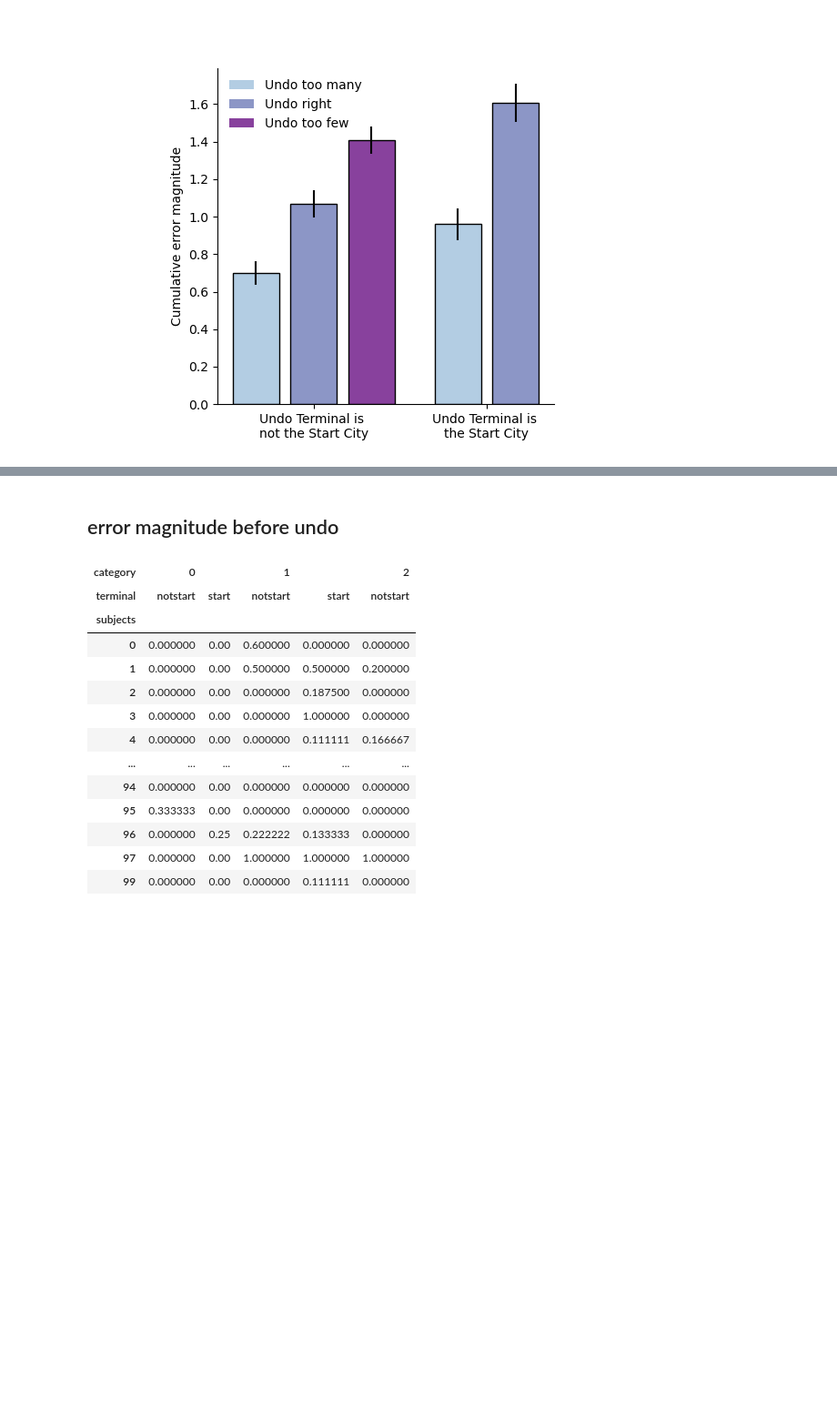
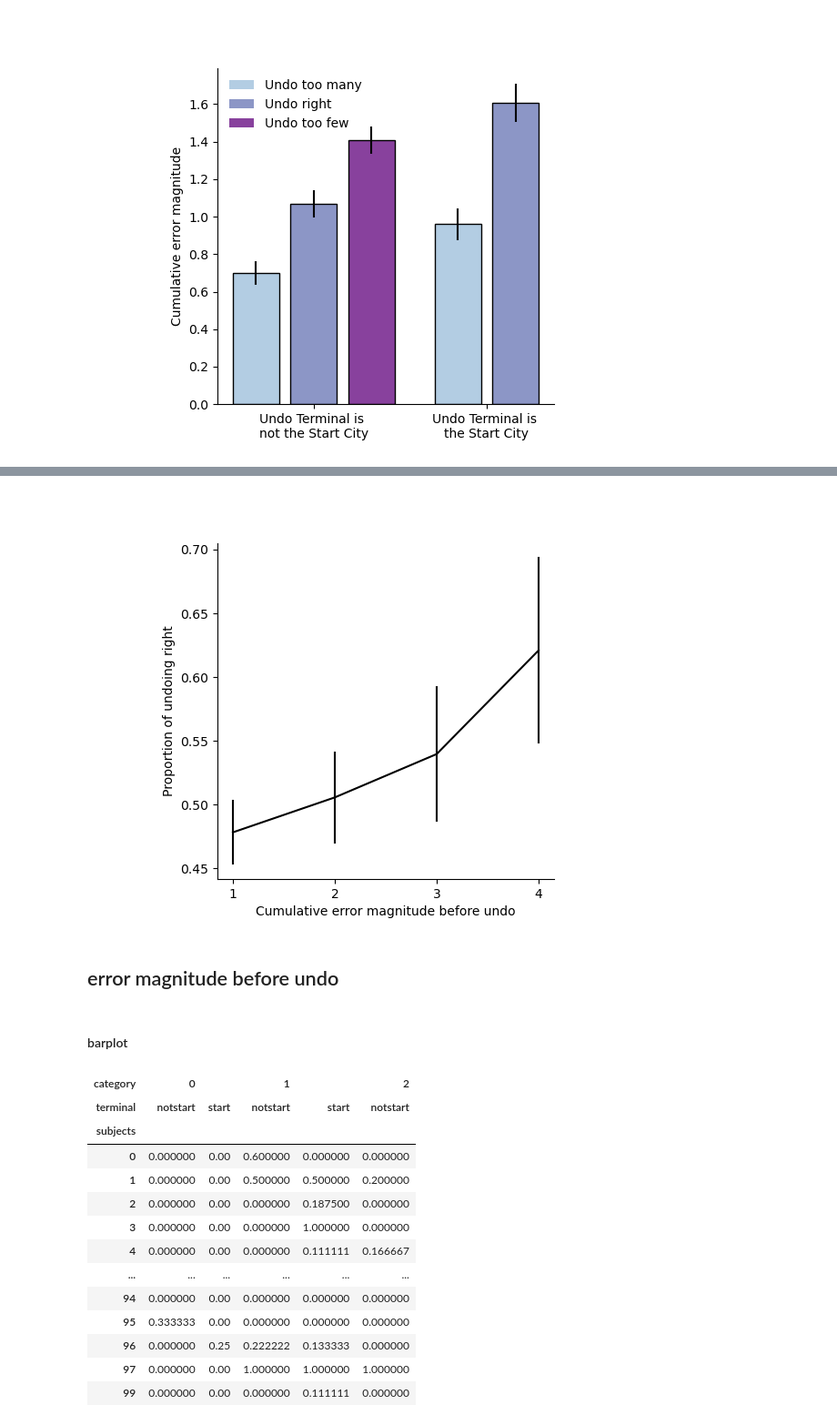
Before and after one commit to sherrybao222/Road_Construction, a Jupyter notebook: analysis/online_2022/Track_error_history.ipynb, the cells around one changed output, grey strips where cells are left out. Shown at 91% size. Cells and saved outputs as stored; diff of their text form; code cells hidden in the pictures; blank space fills up the shorter version.

```diff
--- a/analysis/online_2022/Track_error_history.ipynb
+++ b/analysis/online_2022/Track_error_history.ipynb
@@ -233,8 +284,8 @@ mas_gain_df_sub.groupby(['cum_error_beginning'])['subjects'].count().reset_index
 # %%
 accu_error_3 = pd.DataFrame(columns = ['subjects','puzzleID','cum_error_beginning','error_beginning','category'])
 
-for sub in range(101):
-    dat_sbj  = sc_data_choice_level[sc_data_choice_level['subjects']==sub].sort_values(["puzzleID","index"]) # here the index is original index in data_choice_level
+for sub in range(100):
+    dat_sbj  = sc_data_choice_level[sc_data_choice_level['subjects']==sub].sort_values(["puzzleID","index_copy"]) # here the index is original index in data_choice_level
     for pzi in np.unique(sc_data_choice_level['puzzleID']):
 
         cum_error_beginning_list = []
@@ -320,8 +386,8 @@ Text(0, 0.5, 'Proportion')
 # create empty dataframe
 accu_error_2 = pd.DataFrame(columns = ['subjects','puzzleID','cum_error_beginning','error_beginning','category'])
 
-for sub in range(101):
-    dat_sbj  = sc_data_choice_level.loc[(sc_data_choice_level['subjects']==sub),:].sort_values(["puzzleID","index"])
+for sub in range(100):
+    dat_sbj  = sc_data_choice_level.loc[(sc_data_choice_level['subjects']==sub),:].sort_values(["puzzleID","index_copy"])
     for pzi in np.unique(sc_data_choice_level['puzzleID']):
 
         cum_error_beginning_list = []
@@ -491,0 +562,7 @@ fig.savefig('/Users/dbao/Desktop/figure.png', dpi=300, bbox_inches='tight')
+# %%
+accu_error['undo_right'] = (accu_error.category==1)
+accu_error['undo_too_many'] = (accu_error.category==0)
+accu_error['undo_too_few'] = (accu_error.category==2)
+# %%
+undo_right_sub = accu_error.groupby(['subjects','cum_error_beginning'])['undo_right'].mean().reset_index()
+undo_right_sub.groupby(['cum_error_beginning'])['undo_right'].count()
@@ -492,5 +602,40 @@ fig.savefig('/Users/dbao/Desktop/figure.png', dpi=300, bbox_inches='tight')
+# %%
+%matplotlib widget
+fig, axs = plt.subplots(1, 1)
+
+# multiple line plot
+# sns.lineplot(x='cum_error_beginning', y='undo_too_few',
+#              data = undo_too_few_sub[undo_too_few_sub.cum_error_beginning<=4],
+#              color = '#66c2a5',
+#              err_style = "bars",
+#              errorbar = "se")
+# sns.lineplot(x='cum_error_beginning', y='undo_too_many',
+#              data = undo_too_many_sub[undo_too_many_sub.cum_error_beginning<=4],
+#              color = '#fc8d62',
+#              err_style = "bars",
+#              errorbar = "se")
+sns.lineplot(x='cum_error_beginning', y='undo_right',
+                data = undo_right_sub[undo_right_sub.cum_error_beginning<=4],
+                color = 'black', #'#8da0cb'
+                err_style = "bars",
+                errorbar = "se")
+
+# add manual legend
+# plt.legend(labels=['undo_too_few_sub','undo_too_many_sub','undo_right_sub'], loc='upper left')
+
+axs.set_xticks([1,2,3,4])
+#axs.set_ylim(0,0.15)
+
+axs.set(xlabel='Cumulative error magnitude before undo', ylabel='Proportion of undoing right')
+axs.set_aspect(1/axs.get_data_ratio())
+plt.show()
+#fig.savefig(out_dir+'sequential_error_magnitude.png', dpi=300, bbox_inches='tight')
+# %% [output]
+[figure, added]
 # %% [markdown]
 ## error magnitude before undo
+# %% [markdown]
+#### barplot
 # %%
 accu_error_p = accu_error.groupby(['category','terminal','subjects'])['error_beginning'].mean().unstack(fill_value=0)
 accu_error_p = accu_error_p.T
```
Also changed, not shown: parts of 23 cells of this notebook, 4 other files.
